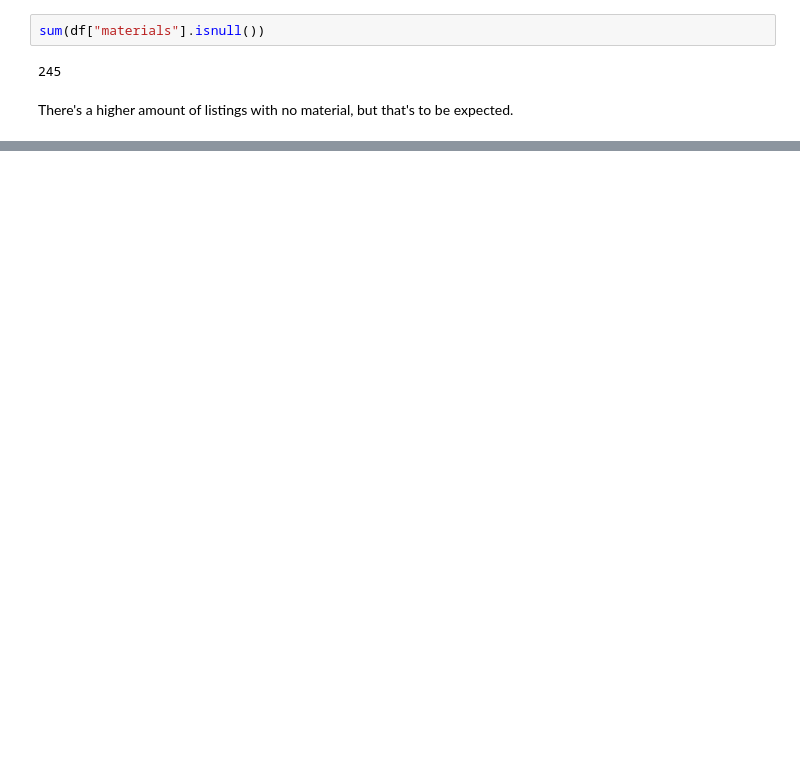
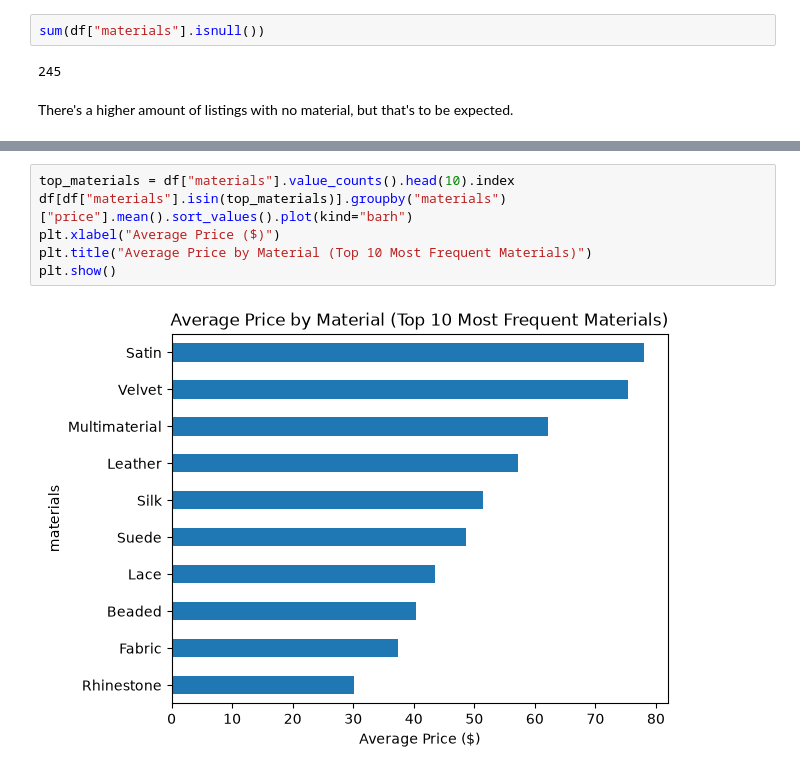
Before and after one commit to maelinfan/vintage-heel-price-predictor, a Jupyter notebook: notebook/01_eda.ipynb, the cells around one changed output, grey strips where cells are left out. Cells and saved outputs as stored; diff of their text form; blank space fills up the shorter version.

```diff
--- a/notebook/01_eda.ipynb
+++ b/notebook/01_eda.ipynb
@@ -1386,0 +1426,8 @@ df[["title","brand", "colors", "size", "price", "materials"]].sample(20)
+# %%
+top_materials = df["materials"].value_counts().head(10).index
+df[df["materials"].isin(top_materials)].groupby("materials")["price"].mean().sort_values().plot(kind="barh")
+plt.xlabel("Average Price ($)")
+plt.title("Average Price by Material (Top 10 Most Frequent Materials)")
+plt.show()
+# %% [output]
+[figure, added]
```
Also changed, not shown: parts of 23 cells of this notebook.
